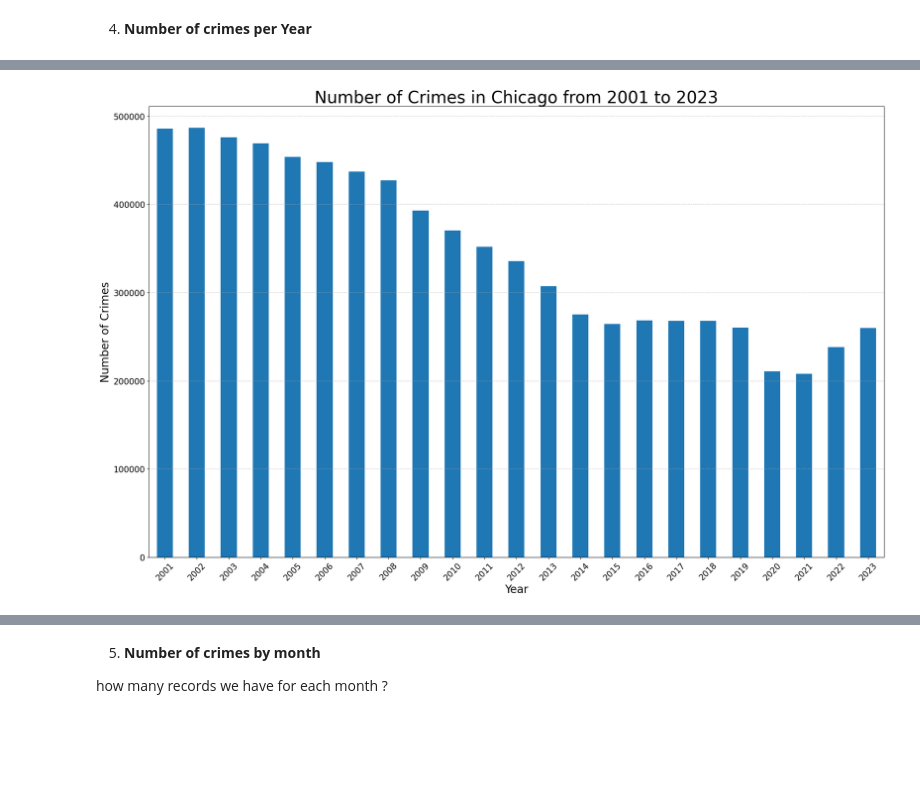
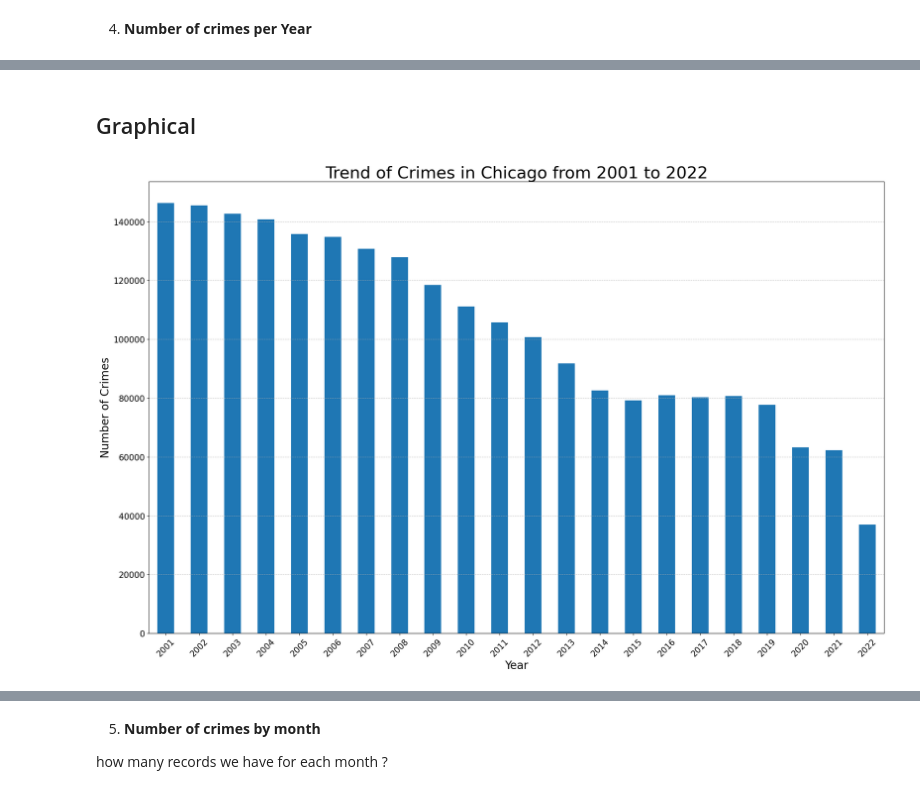
Before and after one commit to Antidote-cyber/Learning-Circle-24-EDA-On-Chicago-Crime-Dataset, a Jupyter notebook: EDA_on_chicago_crime_data.ipynb, the cells around one changed output, grey strips where cells are left out. Cells and saved outputs as stored; diff of their text form; code cells hidden in the pictures; blank space fills up the shorter version.

```diff
--- a/EDA_on_chicago_crime_data.ipynb
+++ b/EDA_on_chicago_crime_data.ipynb
@@ -63,6 +58,6 @@ This dataset contains crime cases from 2001 till date, but we want the data for
 # %%
-full_dataset = pd.read_csv('/content/drive/MyDrive/datasets/Crimes_-_2001_to_Present_20240323.csv')
+full_dataset = pd.read_csv('../Data-Science-Projects/dataset/crime_data_chicago.csv')
 # Drop rows that have 2024 as the year.
-chicago_crime_df = pd.DataFrame(full_dataset[full_dataset['Year'] != 2024])
+chicago_crime_df = pd.DataFrame(full_dataset[full_dataset['Year'] != 2023])
 chicago_crime_df.head()
 # %% [output]
@@ -709,16 +872,16 @@ crime_count.head()
+# %% [markdown]
+## Graphical
 # %%
-# Count the number of crimes per year
-crime_counts_per_year = chicago_crime_df['Year'].value_counts().sort_index()
-
+crime_counts_per_year = c_crime_df['Year'].value_counts().sort_index()
 # Plotting
 plt.figure(figsize=(20, 13))
 crime_counts_per_year.plot(kind='bar',fontsize = 15)
-plt.title('Number of Crimes in Chicago from 2001 to 2023', fontsize = 30)
+plt.title('Trend of Crimes in Chicago from 2001 to 2022', fontsize = 30)
 plt.xlabel('Year',fontsize = 20)
 plt.ylabel('Number of Crimes',fontsize = 20)
 plt.xticks(rotation=45)
 plt.grid(axis='y', linestyle='--', alpha=0.7)
 plt.tight_layout()
 plt.show()
 # %% [output]
-[figure, old version]
+[figure, new version]
```
Also changed, not shown: parts of 71 cells of this notebook.
